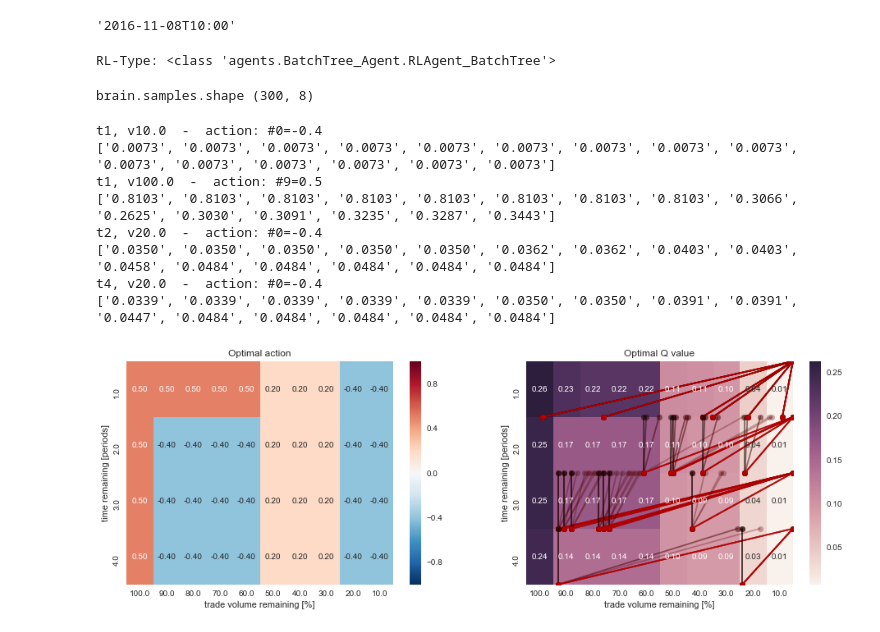
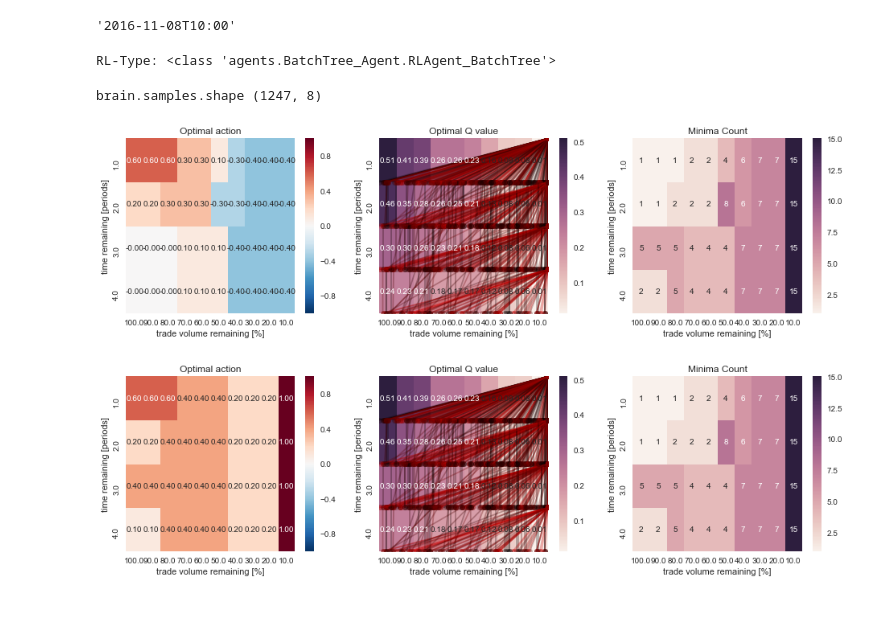
Before and after one commit to axelperschmann/orderbook_agent, a Jupyter notebook: orderbook_agent/notebooks/3_RL_forward_implementation_fittetQ_Trees.ipynb, the cells around one changed output. Cells and saved outputs as stored; diff of their text form; code cells hidden in the pictures.

```diff
--- a/orderbook_agent/notebooks/3_RL_forward_implementation_fittetQ_Trees.ipynb
+++ b/orderbook_agent/notebooks/3_RL_forward_implementation_fittetQ_Trees.ipynb
@@ -55,27 +53,19 @@ data[0][0].timestamp
 # %%
 V=100
 T=4
 P=15
 
 random.seed(13)
 np.random.seed(13)
 # plot_episode(episodes_train[1], volume=100)
 data[0][0].timestamp
-agent = trainer(orderbooks=data[:1], V=V, T=T, actions=actions,
-                   period_length=P, epochs=20, random_start=True,
+agent = trainer(orderbooks=data[:10], V=V, T=T, actions=actions,
+                   period_length=P, epochs=50, random_start=True,
                    state_variables=['volume', 'time'])
+agent.heatmap_Q(show_traces=True, which_min='first', show_minima_count=True)
+agent.heatmap_Q(show_traces=True, which_min='last', show_minima_count=True)
 # %% [output]
 RL-Type: <class 'agents.BatchTree_Agent.RLAgent_BatchTree'>
-brain.samples.shape (300, 8)
+brain.samples.shape (1247, 8)
+[figure, added]
+[figure, added]
-# %%
-agent.heatmap_Q(show_traces=True)
-# %% [output]
-t1, v10.0  -  action: #0=-0.4
-['0.0073', '0.0073', '0.0073', '0.0073', '0.0073', '0.0073', '0.0073', '0.0073', '0.0073', '0.0073', '0.0073', '0.0073', '0.0073', '0.0073', '0.0073']
-t1, v100.0  -  action: #9=0.5
-['0.8103', '0.8103', '0.8103', '0.8103', '0.8103', '0.8103', '0.8103', '0.8103', '0.3066', '0.2625', '0.3030', '0.3091', '0.3235', '0.3287', '0.3443']
-t2, v20.0  -  action: #0=-0.4
-['0.0350', '0.0350', '0.0350', '0.0350', '0.0350', '0.0362', '0.0362', '0.0403', '0.0403', '0.0458', '0.0484', '0.0484', '0.0484', '0.0484', '0.0484']
-t4, v20.0  -  action: #0=-0.4
-['0.0339', '0.0339', '0.0339', '0.0339', '0.0339', '0.0350', '0.0350', '0.0391', '0.0391', '0.0447', '0.0484', '0.0484', '0.0484', '0.0484', '0.0484']
-[figure, removed]
```
Also changed, not shown: parts of 3 cells of this notebook, 1 other file.
